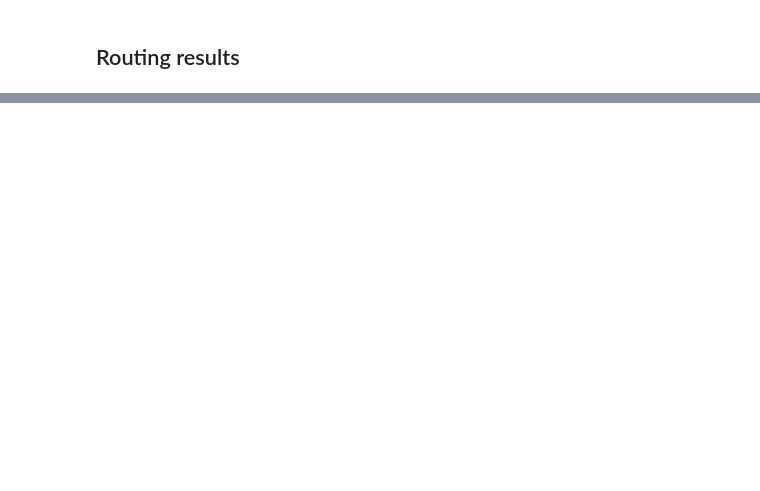
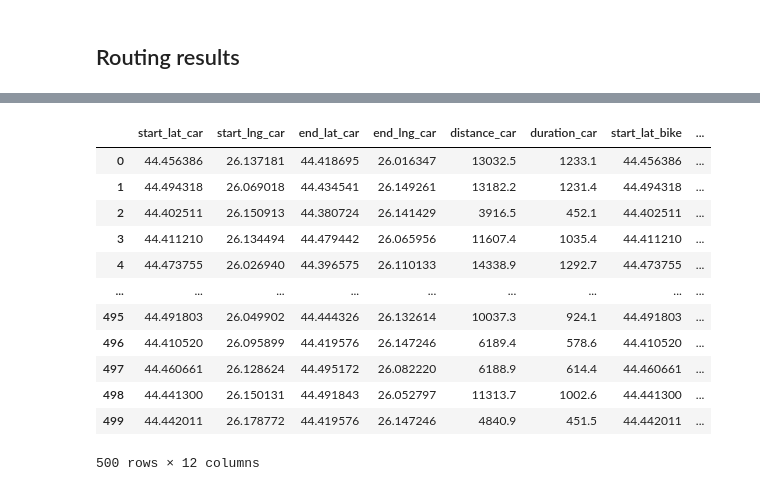
Before and after one commit to skandium/cyclorank, a Jupyter notebook: analyse_results.ipynb, the cells around one changed output, grey strips where cells are left out. Cells and saved outputs as stored; diff of their text form; code cells hidden in the pictures; blank space fills up the shorter version.

```diff
--- a/analyse_results.ipynb
+++ b/analyse_results.ipynb
@@ -206,0 +330,16 @@ subset.sort_values("length")
+# %%
+merged
+# %% [output]
+|  | start_lat_car | start_lng_car | end_lat_car | end_lng_car | distance_car | duration_car | start_lat_bike | ... |
+| 0 | 44.456386 | 26.137181 | 44.418695 | 26.016347 | 13032.5 | 1233.1 | 44.456386 | ... |
+| 1 | 44.494318 | 26.069018 | 44.434541 | 26.149261 | 13182.2 | 1231.4 | 44.494318 | ... |
+| 2 | 44.402511 | 26.150913 | 44.380724 | 26.141429 | 3916.5 | 452.1 | 44.402511 | ... |
+| 3 | 44.411210 | 26.134494 | 44.479442 | 26.065956 | 11607.4 | 1035.4 | 44.411210 | ... |
+| 4 | 44.473755 | 26.026940 | 44.396575 | 26.110133 | 14338.9 | 1292.7 | 44.473755 | ... |
+| ... | ... | ... | ... | ... | ... | ... | ... | ... |
+| 495 | 44.491803 | 26.049902 | 44.444326 | 26.132614 | 10037.3 | 924.1 | 44.491803 | ... |
+| 496 | 44.410520 | 26.095899 | 44.419576 | 26.147246 | 6189.4 | 578.6 | 44.410520 | ... |
+| 497 | 44.460661 | 26.128624 | 44.495172 | 26.082220 | 6188.9 | 614.4 | 44.460661 | ... |
+| 498 | 44.441300 | 26.150131 | 44.491843 | 26.052797 | 11313.7 | 1002.6 | 44.441300 | ... |
+| 499 | 44.442011 | 26.178772 | 44.419576 | 26.147246 | 4840.9 | 451.5 | 44.442011 | ... |
+500 rows × 12 columns
```
Also changed, not shown: parts of 34 cells of this notebook, 6 other files.
